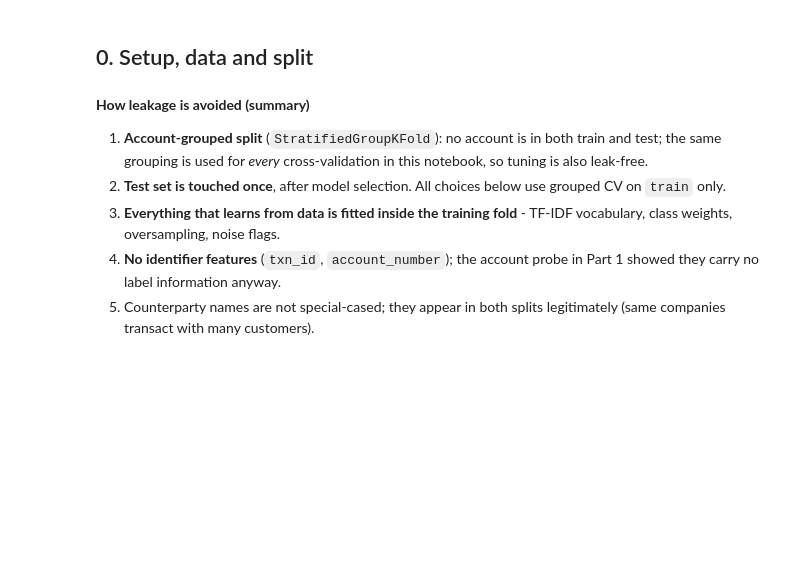
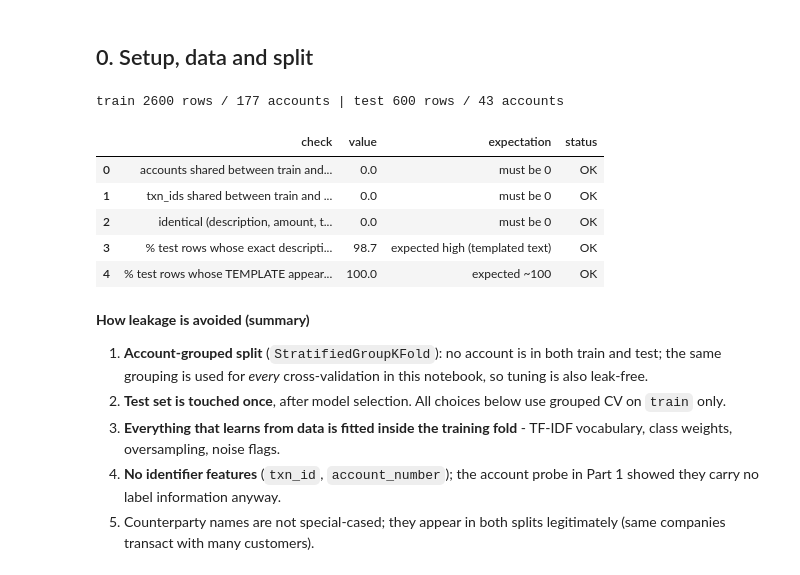
Before and after one commit to Daniyal-code/Assignments, a Jupyter notebook: ai_ml/txn_classifier/notebooks/02_model_evaluation.ipynb, the cells around one changed output. Saved outputs shown, nothing was run; the diff lists cells and outputs as text; code cells hidden in the pictures; blank space fills up the shorter version.

Commit message:
Model training & eval

```diff
--- a/ai_ml/txn_classifier/notebooks/02_model_evaluation.ipynb
+++ b/ai_ml/txn_classifier/notebooks/02_model_evaluation.ipynb
@@ -20,26 +20,33 @@ Run top to bottom; every cell after Section 0 can also be re-run alone. Everythi
 # %%
 import sys, os, warnings
 warnings.filterwarnings("ignore")
 import numpy as np, pandas as pd
 import matplotlib.pyplot as plt
 %matplotlib inline
 pd.set_option("display.width", 220); pd.set_option("display.max_columns", 50); pd.set_option("display.max_colwidth", 80)
 sys.path.insert(0, os.getcwd())
-import importlib, txn_pipeline as tp, txn_model as tm
-importlib.reload(tp); importlib.reload(tm)
+from ai_ml.txn_classifier import txn_pipeline as tp, txn_model as tm
+# import importlib, txn_pipeline as tp, txn_model as tm
+# importlib.reload(tp); importlib.reload(tm)
 
-CANDIDATES = ["sample_data/assignment-1-classification/labeled_transactions.csv",
-              "labeled_transactions.csv", "data/labeled_transactions.csv"]
-DATA_PATH = next((p for p in CANDIDATES if os.path.exists(p)), None)
-assert DATA_PATH, f"CSV not found in {CANDIDATES}"
+
+DATA_PATH = '../labeled_transactions.csv'
 SEED = tm.RANDOM_SEED
 M = tm.ModelConfig
 
 df, _ = tp.clean_transactions(tp.load_data(DATA_PATH))
 train, test = tp.group_train_test_split(df, test_size=0.2, seed=SEED)   # grouped by account, stratified
 tp.assert_no_group_overlap(train, test)
 print(f"train {len(train)} rows / {train.account_number.nunique()} accounts | test {len(test)} rows / {test.account_number.nunique()} accounts")
 tp.leakage_audit(train, test)
+# %% [output]
+train 2600 rows / 177 accounts | test 600 rows / 43 accounts
+|  | check | value | expectation | status |
+| 0 | accounts shared between train and... | 0.0 | must be 0 | OK |
+| 1 | txn_ids shared between train and ... | 0.0 | must be 0 | OK |
+| 2 | identical (description, amount, t... | 0.0 | must be 0 | OK |
+| 3 | % test rows whose exact descripti... | 98.7 | expected high (templated text) | OK |
+| 4 | % test rows whose TEMPLATE appear... | 100.0 | expected ~100 | OK |
 # %% [markdown]
 **How leakage is avoided (summary)**
 1. **Account-grouped split** (`StratifiedGroupKFold`): no account is in both train and test; the same grouping is used for *every* cross-validation in this notebook, so tuning is also leak-free.
```
Also changed, not shown: parts of 19 cells of this notebook, 4 other files.
